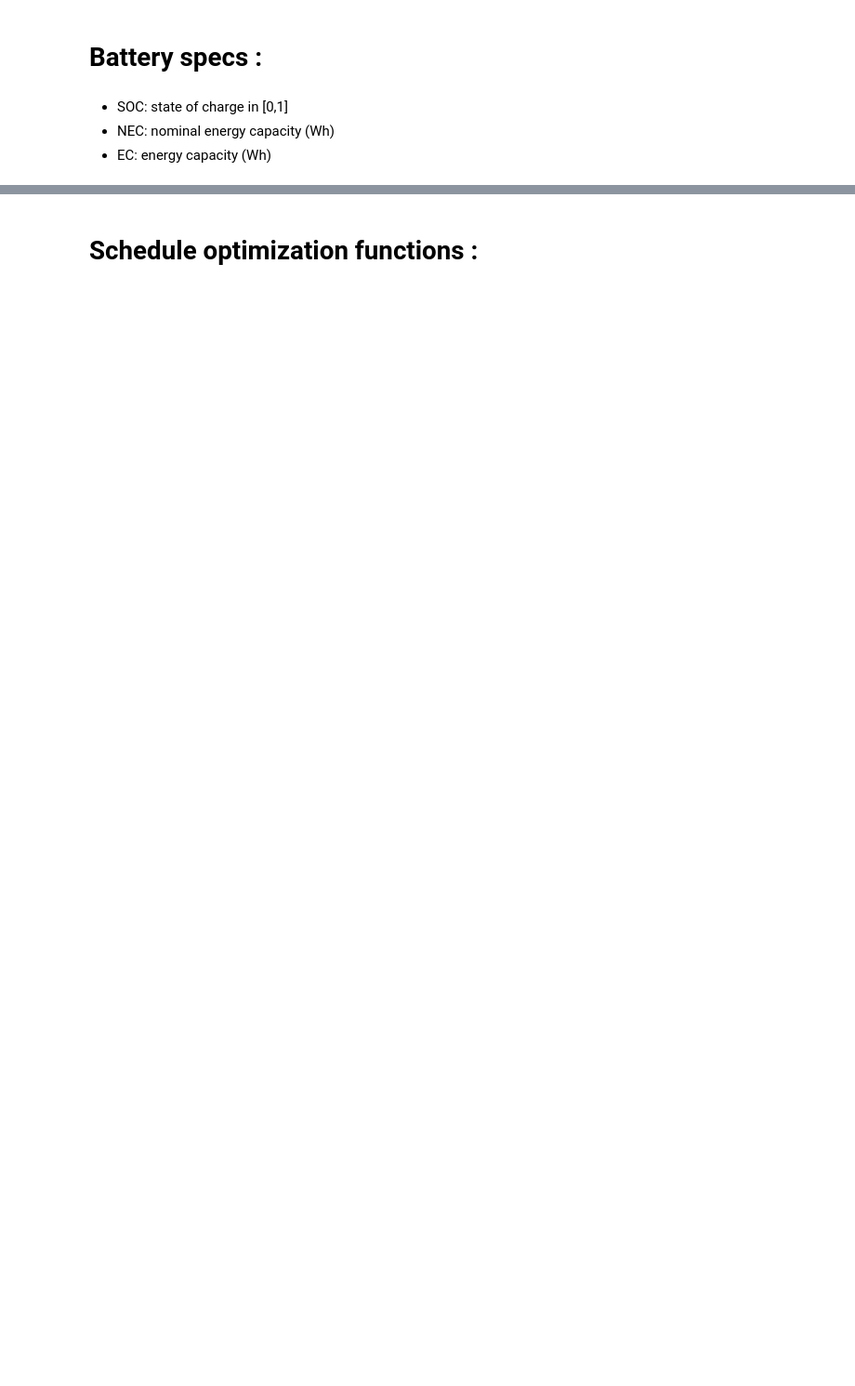
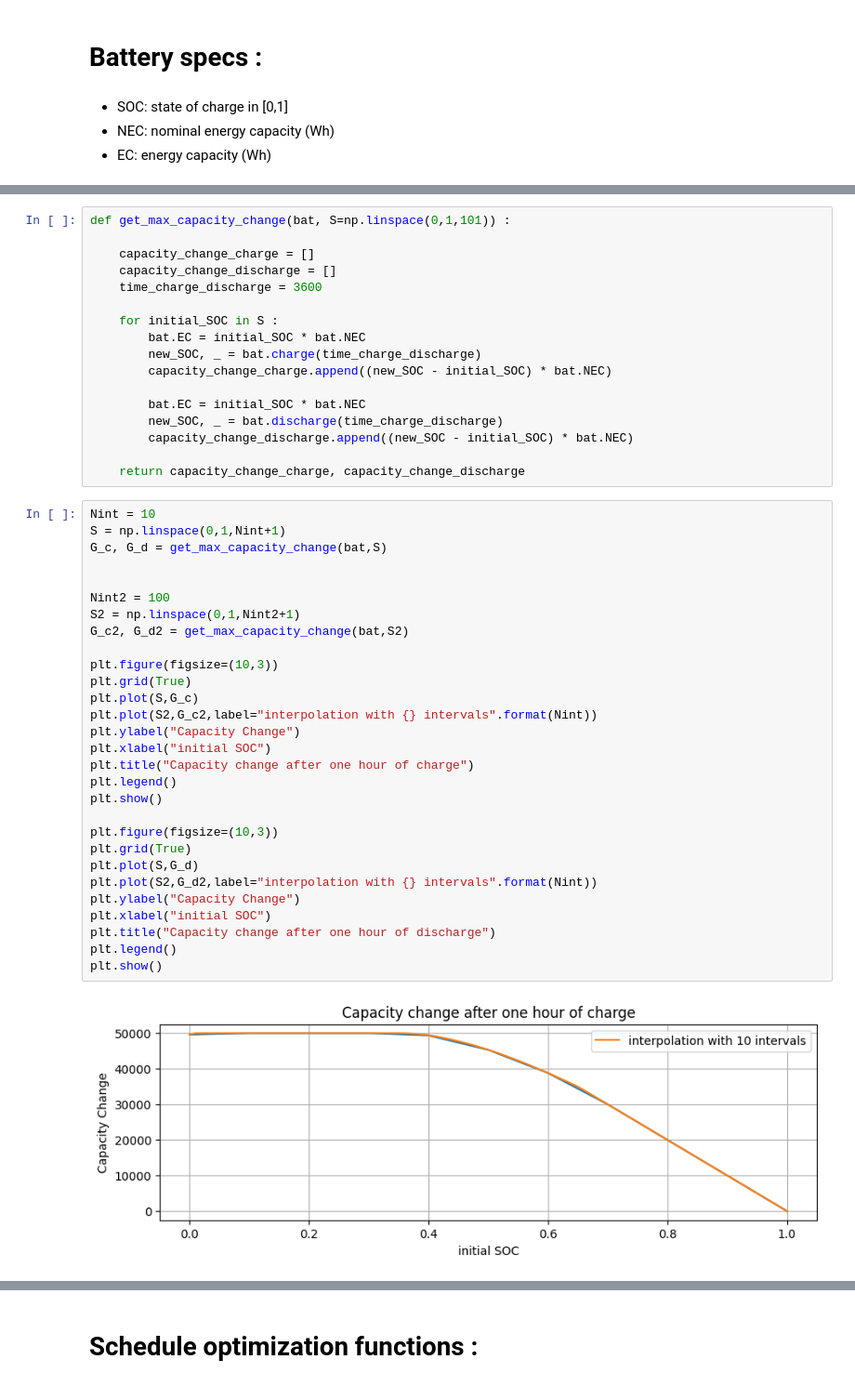
Before and after one commit to albanpuech/Energy-trading-with-battery, a Jupyter notebook: lp_optimizer_ampl.ipynb, the cells around one changed output, grey strips where cells are left out. Shown at 93% size. Saved outputs shown, nothing was run; the diff lists cells and outputs as text; blank space fills up the shorter version.

```diff
--- a/lp_optimizer_ampl.ipynb
+++ b/lp_optimizer_ampl.ipynb
@@ -25,0 +57,48 @@ warnings.filterwarnings("ignore", category=DeprecationWarning)
+# %%
+def get_max_capacity_change(bat, S=np.linspace(0,1,101)) :
+
+    capacity_change_charge = []
+    capacity_change_discharge = []
+    time_charge_discharge = 3600
+
+    for initial_SOC in S :
+        bat.EC = initial_SOC * bat.NEC
+        new_SOC, _ = bat.charge(time_charge_discharge)
+        capacity_change_charge.append((new_SOC - initial_SOC) * bat.NEC)
+
+        bat.EC = initial_SOC * bat.NEC
+        new_SOC, _ = bat.discharge(time_charge_discharge)
+        capacity_change_discharge.append((new_SOC - initial_SOC) * bat.NEC)
+
+    return capacity_change_charge, capacity_change_discharge
+# %%
+Nint = 10
+S = np.linspace(0,1,Nint+1)
+G_c, G_d = get_max_capacity_change(bat,S)
+
+
+Nint2 = 100
+S2 = np.linspace(0,1,Nint2+1)
+G_c2, G_d2 = get_max_capacity_change(bat,S2)
+
+plt.figure(figsize=(10,3))
+plt.grid(True)
+plt.plot(S,G_c)
+plt.plot(S2,G_c2,label="interpolation with {} intervals".format(Nint))
+plt.ylabel("Capacity Change")
+plt.xlabel("initial SOC")
+plt.title("Capacity change after one hour of charge")
+plt.legend()
+plt.show()
+
+plt.figure(figsize=(10,3))
+plt.grid(True)
+plt.plot(S,G_d)
+plt.plot(S2,G_d2,label="interpolation with {} intervals".format(Nint))
+plt.ylabel("Capacity Change")
+plt.xlabel("initial SOC")
+plt.title("Capacity change after one hour of discharge")
+plt.legend()
+plt.show()
+# %% [output]
+[figure, added]
```
Also changed, not shown: parts of 9 cells of this notebook, 6 other files.
